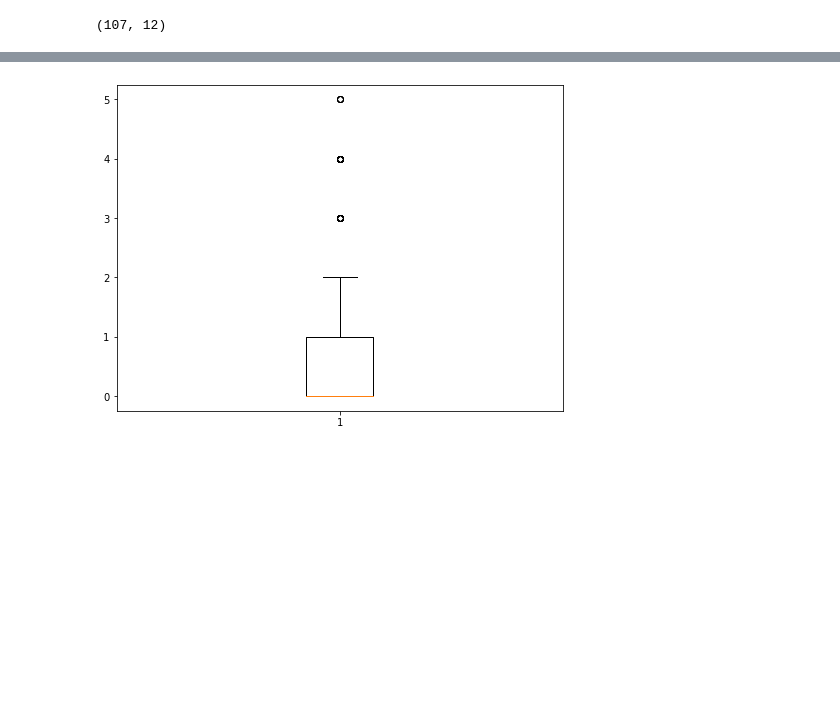
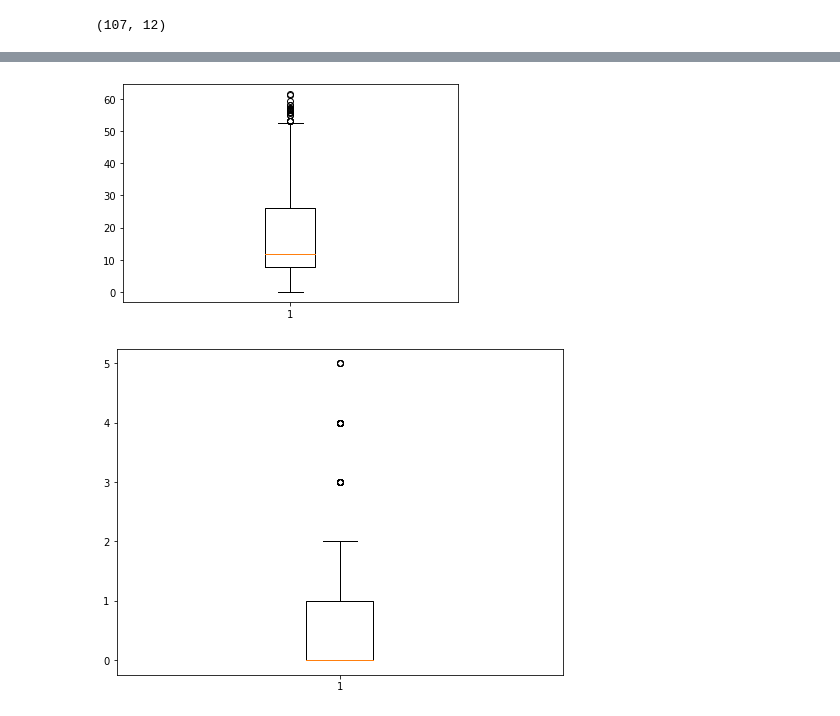
Before and after one commit to TheerthaAT/Assignment-and-case-studies, a Jupyter notebook: case study preprocessing.ipynb, the cells around one changed output, grey strips where cells are left out. Cells and saved outputs as stored; diff of their text form; code cells hidden in the pictures; blank space fills up the shorter version.

```diff
--- a/case study preprocessing.ipynb
+++ b/case study preprocessing.ipynb
@@ -325,3 +338,8 @@ KeyError: '[  1  27  31  34  52  61  62  72  88  97 102 118 120 124 139 151 159
+# %%
+plt.boxplot(data["Fare"])
+plt.show()
+# %% [output]
+[figure, added]
 # %%
 # checking outliers of column "sibsp" by ploting boxplot
 plt.figure(figsize=(8,6))
```
Also changed, not shown: parts of 14 cells of this notebook.
